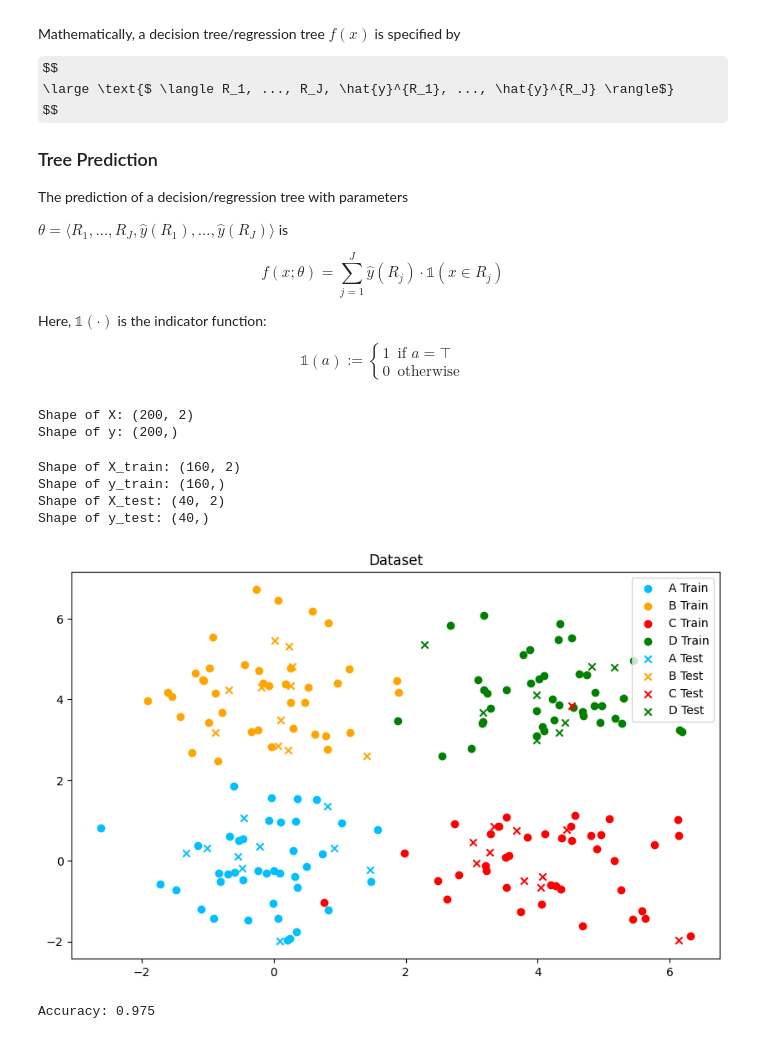
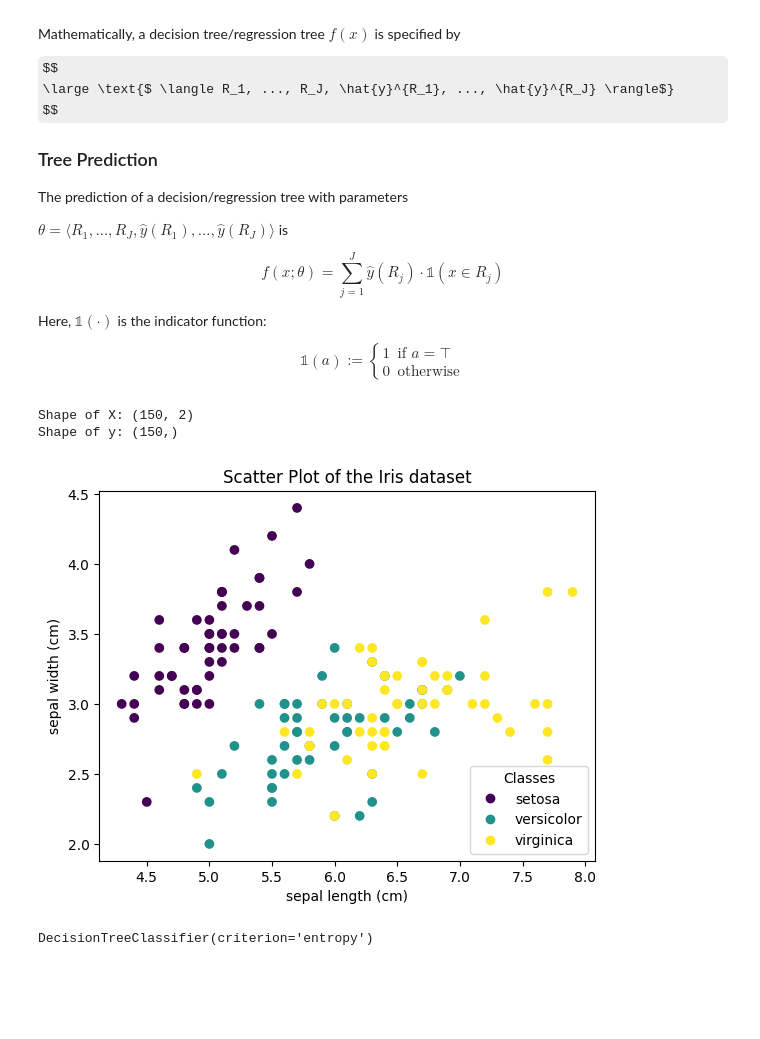
Before and after one commit to raphsenn/ai-notebooks, a Jupyter notebook: machine_learning/decision_trees/decision_trees.ipynb, the cells around one changed output. Saved outputs shown, nothing was run; the diff lists cells and outputs as text; code cells hidden in the pictures; some formulas as TeX source; blank space fills up the shorter version.

Commit message:
fun with trees

```diff
--- a/machine_learning/decision_trees/decision_trees.ipynb
+++ b/machine_learning/decision_trees/decision_trees.ipynb
@@ -62,41 +49,8 @@ label_D = N * ['D']
 # %%
-X = np.vstack((class_A, class_B, class_C, class_D))
-y = np.concatenate((label_A, label_B, label_C, label_D))
-
+iris = load_iris()
+X, y = iris.data[:, :2], iris.target
 print(f'Shape of X: {X.shape}')
 print(f'Shape of y: {y.shape}')
 # %% [output]
-Shape of X: (200, 2)
-Shape of y: (200,)
+Shape of X: (150, 2)
+Shape of y: (150,)
-# %%
-# Split for training and testing data
-X_train, X_test, y_train, y_test = train_test_split(X, y, train_size=0.8)
-
-print(f'Shape of X_train: {X_train.shape}')
-print(f'Shape of y_train: {y_train.shape}')
-print(f'Shape of X_test: {X_test.shape}')
-print(f'Shape of y_test: {y_test.shape}')
-# %% [output]
-Shape of X_train: (160, 2)
-Shape of y_train: (160,)
-Shape of X_test: (40, 2)
-Shape of y_test: (40,)
-# %%
-plt.figure(figsize=(10, 6))
-plt.title('Dataset')
-
-# Plotting training data
-plt.scatter(X_train[y_train=='A'][:,0], X_train[y_train=='A'][:,1], color='deepskyblue', label='A Train')
-plt.scatter(X_train[y_train =='B'][:,0], X_train[y_train=='B'][:,1], color='orange', label='B Train')
-plt.scatter(X_train[y_train=='C'][:,0], X_train[y_train=='C'][:,1], color='red', label='C Train')
-plt.scatter(X_train[y_train=='D'][:,0], X_train[y_train=='D'][:,1], color='green', label='D Train')
-
-# Plotting testing data
-plt.scatter(X_test[y_test=='A'][:,0], X_test[y_test=='A'][:,1], color='deepskyblue',marker='x', label='A Test')
-plt.scatter(X_test[y_test=='B'][:,0], X_test[y_test=='B'][:,1], color='orange', marker='x', label='B Test')
-plt.scatter(X_test[y_test=='C'][:,0], X_test[y_test=='C'][:,1], color='red', marker='x', label='C Test')
-plt.scatter(X_test[y_test=='D'][:,0], X_test[y_test=='D'][:,1], color='green', marker='x', label='D Test')
-plt.legend()
-plt.show()
-# %% [output]
-[figure, removed]
@@ -117,5 +57,14 @@ y_hat = model.predict(X_test)
-# %%
-accuracy = accuracy_score(y_hat, y_test)
-print(f'Accuracy: {accuracy}')
-# %% [output]
-Accuracy: 0.975
+# %%
+_, ax  = plt.subplots()
+ax.set_title('Scatter Plot of the Iris dataset')
+scatter = ax.scatter(X[:,0], X[0:, 1], c=y)
+ax.set(xlabel=iris.feature_names[0], ylabel=iris.feature_names[1])
+ax.legend(scatter.legend_elements()[0], iris.target_names, loc='lower right', title='Classes')
+plt.show()
+# %% [output]
+[figure, added]
+# %%
+clf = DecisionTreeClassifier(criterion='entropy')
+clf.fit(X, y)
+# %% [output]
+DecisionTreeClassifier(criterion='entropy')
```
Also changed, not shown: parts of 8 cells of this notebook, 1 other file.
